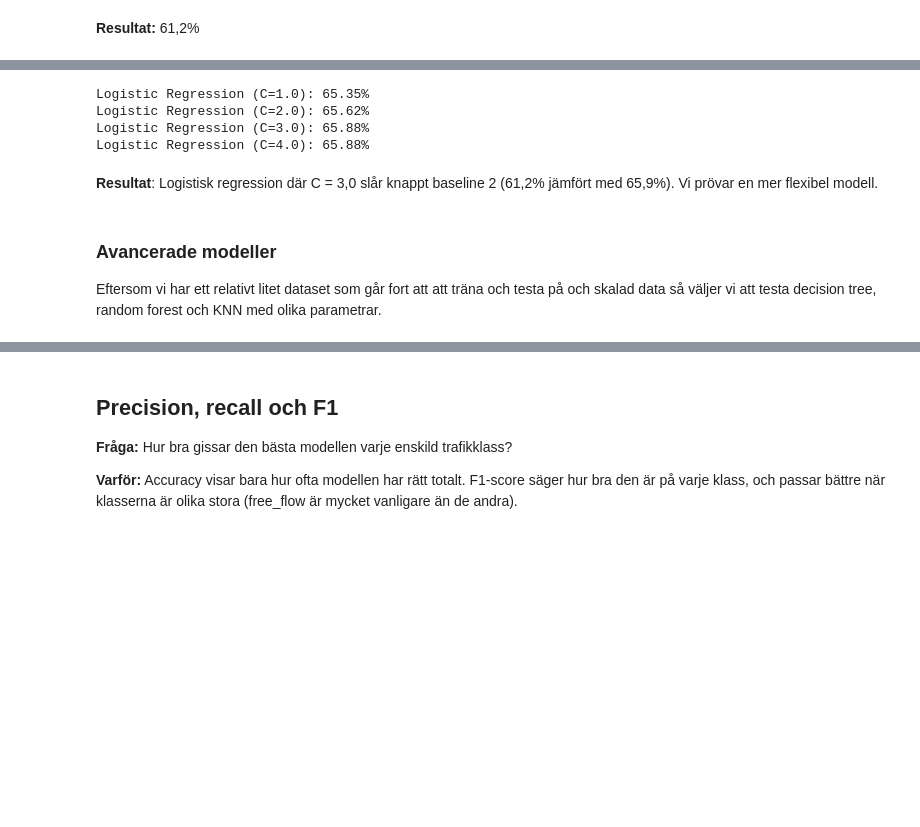
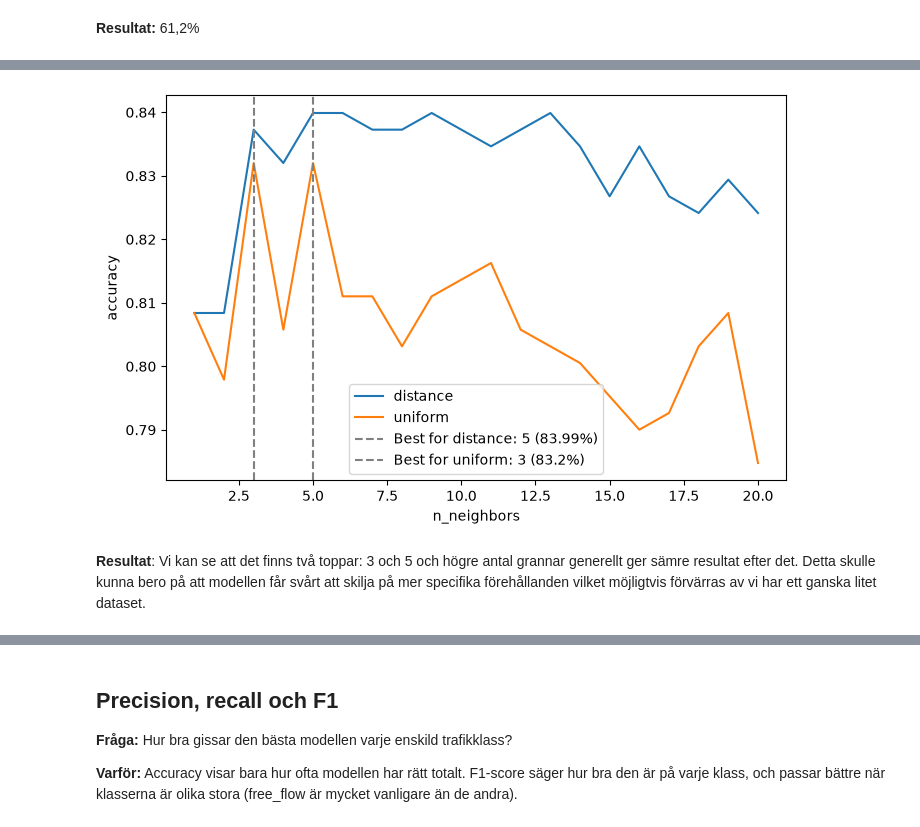
Before and after one commit to s91k/mu25-ml-group-2, a Jupyter notebook: traffic.ipynb, the cells around one changed output, grey strips where cells are left out. Saved outputs shown, nothing was run; the diff lists cells and outputs as text; code cells hidden in the pictures; blank space fills up the shorter version.

```diff
--- a/traffic.ipynb
+++ b/traffic.ipynb
@@ -393,6 +390,6 @@ Baserat på datanalysen ovan så vi valt att ta med hour, is_weekend, avg_speed_
 # %%
-x = df[['hour', 'is_weekend', 'avg_speed_kmh', 'vehicle_count_15min', 'occupancy_rate', 'precipitation_mm']]
-y = df["future_congestion_level"]
+x = pd.get_dummies(df[['hour', 'is_weekend', 'avg_speed_kmh', 'vehicle_count_15min', 'truck_count_15min', 'occupancy_rate', 'congestion_level', 'precipitation_mm']], columns=['congestion_level'], drop_first=True)
+y = df['future_congestion_level']
 # %%
 x.shape, y.shape
 # %% [output]
@@ -432,0 +469,10 @@ Eftersom vi har ett klassifieringsproblem så börjar vi med logisitisk regressi
+# %%
+x = df[['hour', 'is_weekend', 'avg_speed_kmh', 'vehicle_count_15min', 'occupancy_rate', 'precipitation_mm']]
+y = df['future_congestion_level']
+
+x_train, x_test, y_train, y_test = train_test_split(x, y, test_size=0.2, random_state=42, stratify=y)
+
+m = KNeighborsClassifier()
+m.fit(x_train, y_train)
+
+print(f'{round(accuracy_score(y_test, m.predict(x_test)) * 100, 2)}%')
@@ -433,32 +487,32 @@ Eftersom vi har ett klassifieringsproblem så börjar vi med logisitisk regressi
 # %%
-models = {
-    'Logistic Regression (C=1.0)': LogisticRegression(C=1.0),
-    'Logistic Regression (C=2.0)': LogisticRegression(C=2.0),
-    'Logistic Regression (C=3.0)': LogisticRegression(C=3.0),
-    'Logistic Regression (C=4.0)': LogisticRegression(C=4.0),
-}
+results_dist = []
+results_uniform = []
+n_parameters = range(1, 21)
 
-best_accuracy = 0
-best_y_pred = None
-
-for name, model in models.items():
+for n in n_parameters:
+    model = KNeighborsClassifier(n_neighbors=n,weights='distance')
     model.fit(x_train, y_train)
     y_pred = model.predict(x_test)
-    accuracy = accuracy_score(y_test, y_pred)
+    results_dist.append(accuracy_score(y_test, y_pred))
 
-    if accuracy > best_accuracy:
-        best_accuracy = accuracy
-        best_y_pred = y_pred
+    model = KNeighborsClassifier(n_neighbors=n,weights='uniform')
+    model.fit(x_train, y_train)
+    y_pred = model.predict(x_test)
+    results_uniform.append(accuracy_score(y_test, y_pred))
 
-    print(f'{name}: {round(accuracy_score(y_test, y_pred) * 100, 2)}%')
+best_n_dist = list(n_parameters)[results_dist.index(max(results_dist))]
+best_n_uniform = list(n_parameters)[results_uniform.index(max(results_uniform))]
+
+plt.figure(figsize=(8, 5))
+plt.plot(n_parameters, results_dist, label='distance')
+plt.plot(n_parameters, results_uniform, label='uniform')
+plt.axvline(best_n_dist, color='grey', linestyle='--', label=f'Best for distance: {best_n_dist} ({round(max(results_dist) * 100, 2)}%)')
+plt.axvline(best_n_uniform, color='grey', linestyle='--', label=f'Best for uniform: {best_n_uniform} ({round(max(results_uniform) * 100, 2)}%)')
+plt.xlabel('n_neighbors')
+plt.ylabel('accuracy')
+plt.legend()
+plt.show()
 # %% [output]
-Logistic Regression (C=1.0): 65.35%
-Logistic Regression (C=2.0): 65.62%
-Logistic Regression (C=3.0): 65.88%
-Logistic Regression (C=4.0): 65.88%
+[figure, added]
 # %% [markdown]
-**Resultat**: Logistisk regression där C = 3,0 slår knappt baseline 2 (61,2% jämfört med 65,9%). Vi prövar en mer flexibel modell.
+**Resultat**: Vi kan se att det finns två toppar: 3 och 5 och högre antal grannar generellt ger sämre resultat efter det. Detta skulle kunna bero på att modellen får svårt att skilja på mer specifika förehållanden vilket möjligtvis förvärras av vi har ett ganska litet dataset.
-# %% [markdown]
-### Avancerade modeller
-
-Eftersom vi har ett relativt litet dataset som går fort att att träna och testa på och skalad data så väljer vi att testa decision tree, random forest och KNN med olika parametrar.
```
Also changed, not shown: parts of 19 cells of this notebook.
